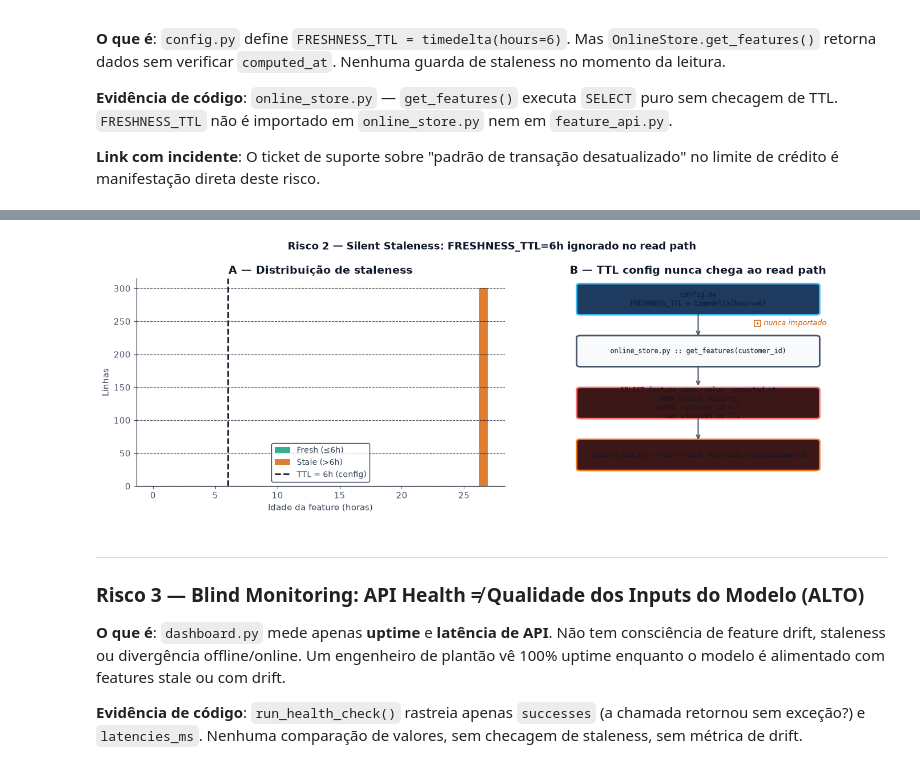
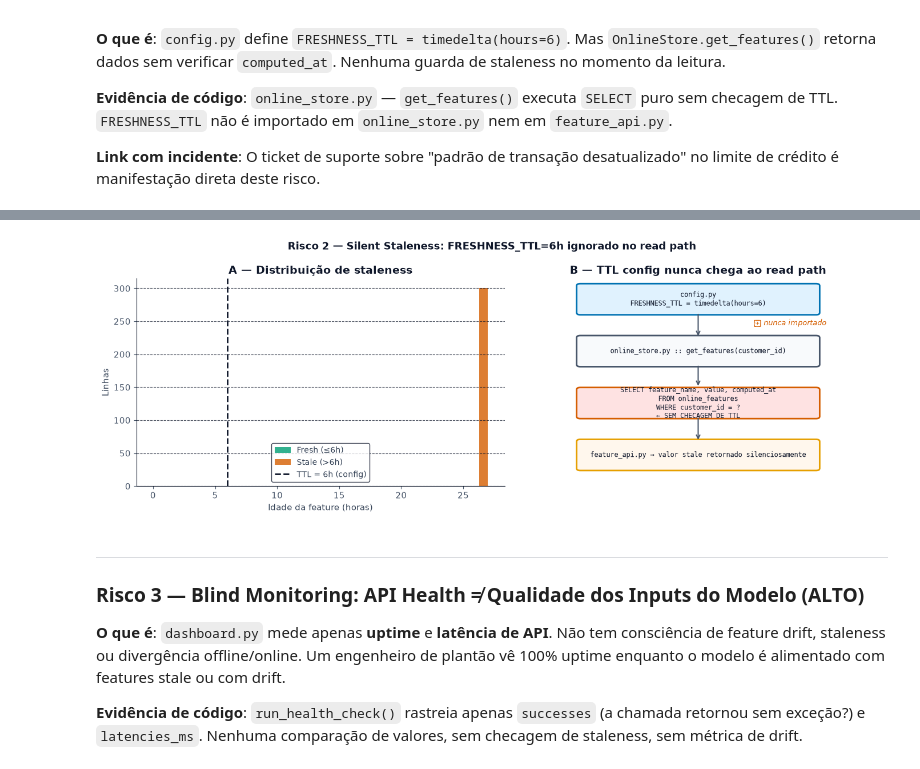
Before and after one commit to Cristiano2132/nubank-model-risk-business-case, a Jupyter notebook: business_case_answers.ipynb, the cells around one changed output, grey strips where cells are left out. Saved outputs shown, nothing was run; the diff lists cells and outputs as text; code cells hidden in the pictures.

```diff
--- a/business_case_answers.ipynb
+++ b/business_case_answers.ipynb
@@ -251,37 +251,37 @@ Idade mediana                         : 26.4h
 # %%
 fig, axes = plt.subplots(1, 2, figsize=(14, 5))
 fig.suptitle('Risco 2 — Silent Staleness: FRESHNESS_TTL=6h ignorado no read path',
              fontsize=13, color='#0f172a', fontweight='bold')
 
 ax = axes[0]
 ages = df_online_s['age_hours'].values
 bins = np.linspace(0, max(ages) * 1.02, 40)
 ax.hist(ages[ages <= TTL_H], bins=bins, color=COL_LO, alpha=0.8, label=f'Fresh (≤{TTL_H}h)', edgecolor='none')
 ax.hist(ages[ages > TTL_H],  bins=bins, color=COL_HI, alpha=0.8, label=f'Stale (>{TTL_H}h)',  edgecolor='none')
 ax.axvline(TTL_H, color='#0f172a', lw=2, linestyle='--', label=f'TTL = {TTL_H}h (config)')
 ax.set_xlabel('Idade da feature (horas)'); ax.set_ylabel('Linhas')
 ax.set_title('A — Distribuição de staleness'); ax.legend(fontsize=10); style_chart(ax)
 
 ax = axes[1]
 ax.set_xlim(0, 10); ax.set_ylim(0, 10); ax.axis('off')
 boxes = [
-    (5, 9.0, 'config.py\nFRESHNESS_TTL = timedelta(hours=6)', '#1e3a5f', '#38bdf8'),
+    (5, 9.0, 'config.py\nFRESHNESS_TTL = timedelta(hours=6)', '#e0f2fe', '#0072B2'),
     (5, 6.5, 'online_store.py :: get_features(customer_id)', '#f8fafc', '#475569'),
-    (5, 4.0, 'SELECT feature_name, value, computed_at\nFROM online_features\nWHERE customer_id = ?\n← SEM CHECAGEM DE TTL', '#3b1717', '#f87171'),
-    (5, 1.5, 'feature_api.py → valor stale retornado silenciosamente', '#3b1717', '#f97316'),
+    (5, 4.0, 'SELECT feature_name, value, computed_at\nFROM online_features\nWHERE customer_id = ?\n← SEM CHECAGEM DE TTL', '#fee2e2', '#D55E00'),
+    (5, 1.5, 'feature_api.py → valor stale retornado silenciosamente', '#fff7ed', '#E69F00'),
 ]
 for (x, y, txt, bg, border) in boxes:
     ax.add_patch(mpatches.FancyBboxPatch((x - 3.2, y - 0.65), 6.4, 1.3,
                  boxstyle='round,pad=0.1', facecolor=bg, edgecolor=border, linewidth=2))
     ax.text(x, y, txt, ha='center', va='center', fontsize=8.5, color='#0f172a', fontfamily='monospace')
 for ys, ye in [(8.35, 7.15), (5.85, 4.75), (3.35, 2.15)]:
     ax.annotate('', xy=(5, ye), xytext=(5, ys), arrowprops=dict(arrowstyle='->', color='#475569', lw=1.5))
 ax.text(6.5, 7.75, '❌ nunca importado', fontsize=9, color=COL_HI, style='italic')
 ax.set_title('B — TTL config nunca chega ao read path')
 fig.tight_layout()
 plt.show()
 # %% [output]
-[figure, old version]
+[figure, new version]
 # %% [markdown]
 ---
 ### Risco 3 — Blind Monitoring: API Health ≠ Qualidade dos Inputs do Modelo (ALTO)
```
Also changed, not shown: parts of 3 cells of this notebook.
